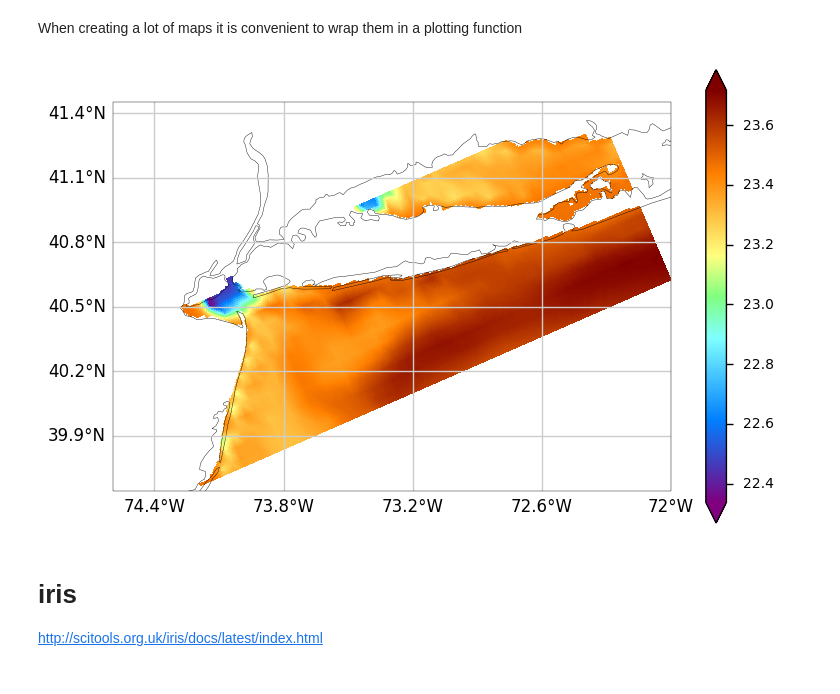
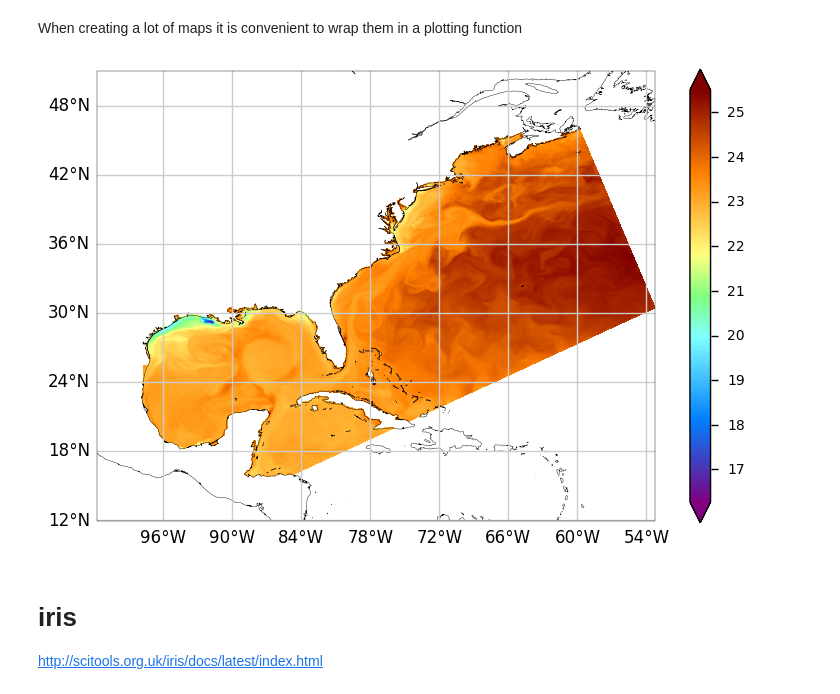
Before and after one commit to ocefpaf/2016-Python-course-CBO, a Jupyter notebook: notebooks/slides.ipynb, the cells around one changed output. Saved outputs shown, nothing was run; the diff lists cells and outputs as text; code cells hidden in the pictures.

```diff
--- a/notebooks/slides.ipynb
+++ b/notebooks/slides.ipynb
@@ -393,8 +405,7 @@ The track bounds are (-46.73799172975123, -23.564499272033572, -46.7130512930452
 # %%
 from ctd import DataFrame
 fname = os.path.join('data', 'CTD_001.cnv.gz')
-cast = DataFrame.from_cnv(fname,
-                          compression='gzip')
+cast = DataFrame.from_cnv(fname, compression='gzip')
 cast.head()
 # %% [output]
 |  | scan | timeS | t090C | t190C | c0S/m | c1S/m | sbeox0V | par | spar | ph | ... |
@@ -417,11 +428,10 @@ fig, ax = downcast.plot(figsize=(3, 7))
 # %%
-import xray
+import xarray
 
-url = ('http://geoport.whoi.edu/thredds/dodsC/clay/usgs/'
-       'users/jcwarner/Projects/Sandy/triple_nest/'
-       '00_dir_NYB05.ncml')
+url = ('http://geoport.whoi.edu/thredds/dodsC/'
+       'coawst_4/use/fmrc/coawst_4_use_best.ncd')
 
-ds = xray.open_dataset(url)
+ds = xarray.open_dataset(url)
 ds
 # %% [output]
 <xarray.Dataset>
@@ -590,7 +627,7 @@ By making the netCDF4 variable a dask variable we can start computing stuff with
 # %%
 import dask.array as da
 
-chunks = (1, 16, 107, 345)
+chunks = (1, 16, 336, 896)
 
 t = da.from_array(t, chunks=chunks)
 s = da.from_array(s, chunks=chunks)
@@ -668,17 +713,17 @@ def make_map(projection=ccrs.PlateCarree()):
 # %%
 from oceans.colormaps import cm as cm2
 
 lon = nc['lon_rho'][:]
 lat = nc['lat_rho'][:]
 
 fig, ax = make_map()
 ax.set_extent([lon.min(), lon.max(), lat.min(), lat.max()])
 ax.coastlines('10m')
-s0 = ma.masked_equal(sigma0, -1000)
+s0 = ma.masked_invalid(sigma0)
 cs = ax.pcolormesh(lon, lat, s0, cmap=cm2.avhrr)
 cbar = fig.colorbar(cs, shrink=0.45, extend='both')
 # %% [output]
-[figure, old version]
+[figure, new version]
 # %% [markdown]
 # iris
 
```
Also changed, not shown: parts of 42 cells of this notebook.
